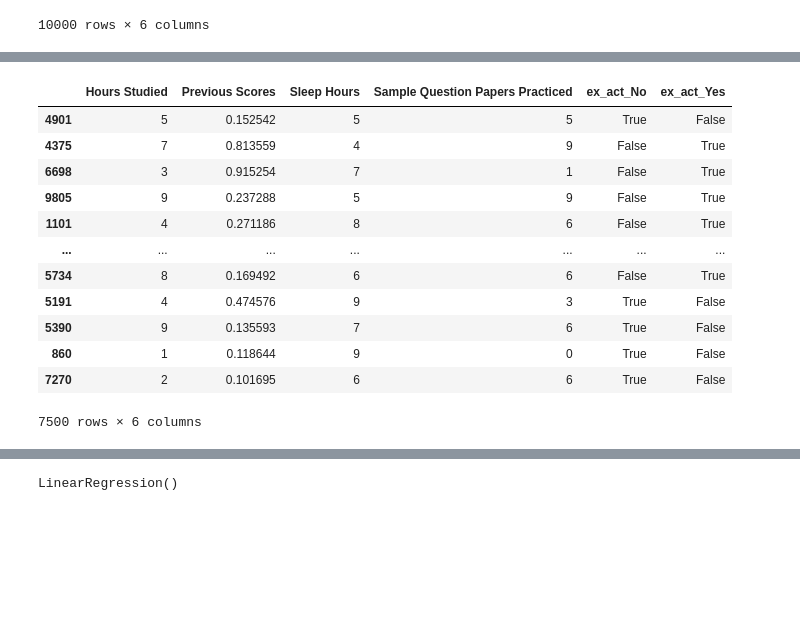
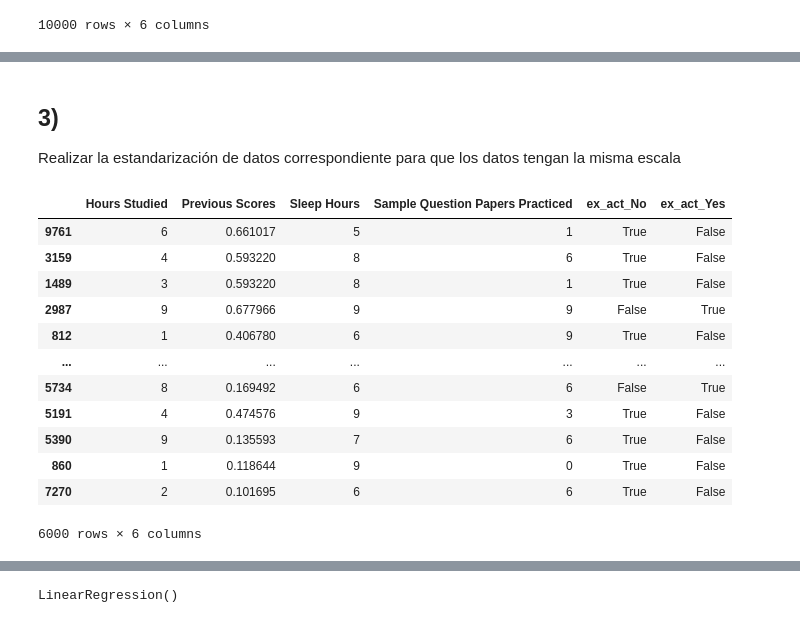
Before and after one commit to danieldamc/intro-data-science, a Jupyter notebook: Tarea 2/regresion.ipynb, the cells around one changed output, grey strips where cells are left out. Cells and saved outputs as stored; diff of their text form; code cells hidden in the pictures; blank space fills up the shorter version.

```diff
--- a/Tarea 2/regresion.ipynb
+++ b/Tarea 2/regresion.ipynb
@@ -163,4 +189,5 @@ X_ohe
 # %%
 from sklearn.model_selection import train_test_split
 
-X_train, X_test, y_train, y_test = train_test_split(X_ohe, y, test_size=0.25, random_state=42)
+X_train, X_test, y_train, y_test = train_test_split(X_ohe, y, test_size=0.4, random_state=42)
+X_test, X_validation, y_test, y_validation = train_test_split(X_test, y_test, test_size=0.5, random_state=42)
@@ -174,23 +194,28 @@ plt.show()
+# %% [markdown]
+## 3)
+Realizar la estandarización de datos correspondiente para que los datos tengan la misma escala
 # %%
 from sklearn.preprocessing import StandardScaler, MinMaxScaler
 
 continous_columns = ['Previous Scores']
 mm = MinMaxScaler()
+
 X_train[continous_columns] = mm.fit_transform(X_train[continous_columns])
 X_test[continous_columns] = mm.transform(X_test[continous_columns])
+X_validation[continous_columns] = mm.transform(X_validation[continous_columns])
 
 X_train
 # %% [output]
 |  | Hours Studied | Previous Scores | Sleep Hours | Sample Question Papers Practiced | ex_act_No | ex_act_Yes |
-| 4901 | 5 | 0.152542 | 5 | 5 | True | False |
-| 4375 | 7 | 0.813559 | 4 | 9 | False | True |
-| 6698 | 3 | 0.915254 | 7 | 1 | False | True |
-| 9805 | 9 | 0.237288 | 5 | 9 | False | True |
-| 1101 | 4 | 0.271186 | 8 | 6 | False | True |
+| 9761 | 6 | 0.661017 | 5 | 1 | True | False |
+| 3159 | 4 | 0.593220 | 8 | 6 | True | False |
+| 1489 | 3 | 0.593220 | 8 | 1 | True | False |
+| 2987 | 9 | 0.677966 | 9 | 9 | False | True |
+| 812 | 1 | 0.406780 | 6 | 9 | True | False |
 | ... | ... | ... | ... | ... | ... | ... |
 | 5734 | 8 | 0.169492 | 6 | 6 | False | True |
 | 5191 | 4 | 0.474576 | 9 | 3 | True | False |
 | 5390 | 9 | 0.135593 | 7 | 6 | True | False |
 | 860 | 1 | 0.118644 | 9 | 0 | True | False |
 | 7270 | 2 | 0.101695 | 6 | 6 | True | False |
-7500 rows × 6 columns
+6000 rows × 6 columns
```
Also changed, not shown: parts of 40 cells of this notebook, 1 other file.
